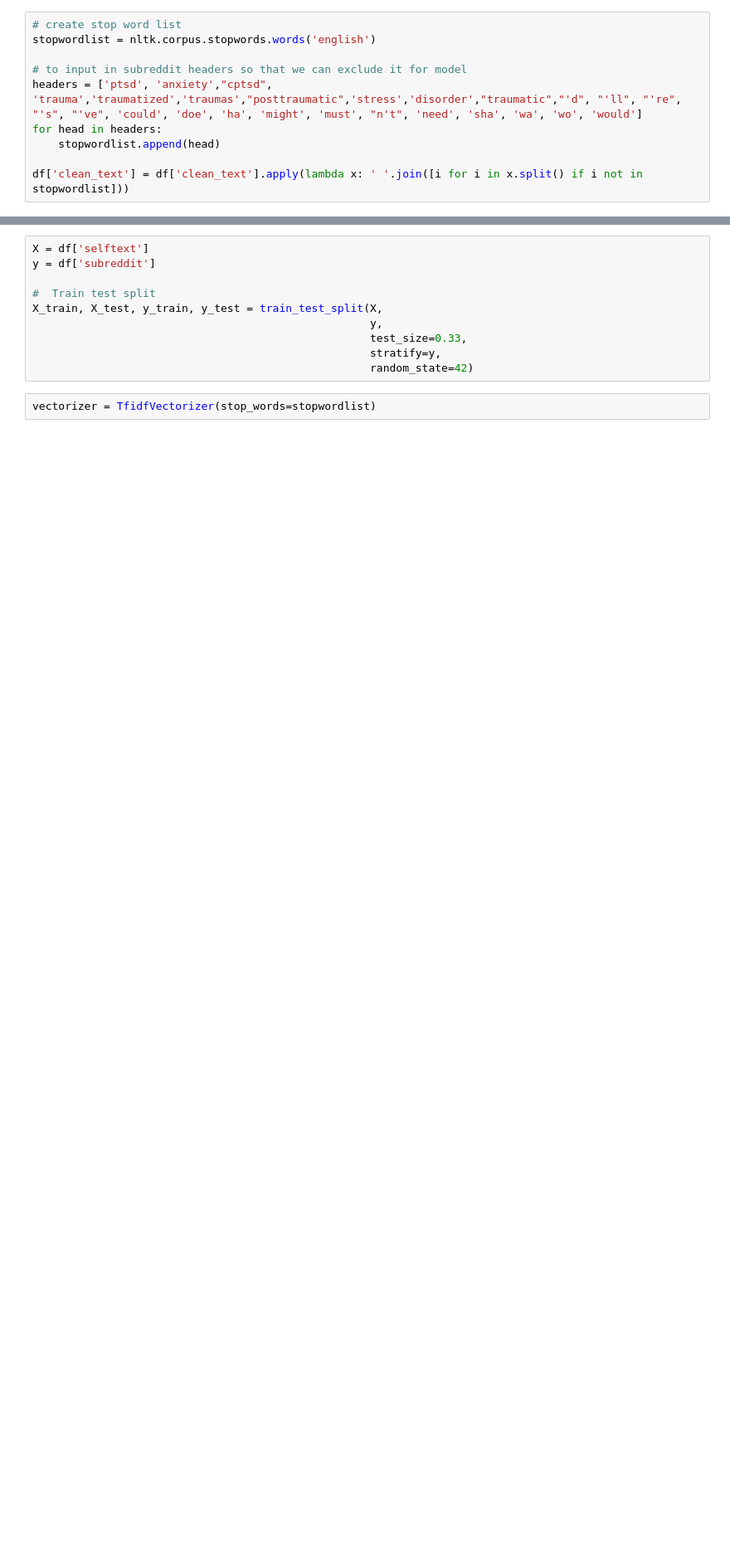
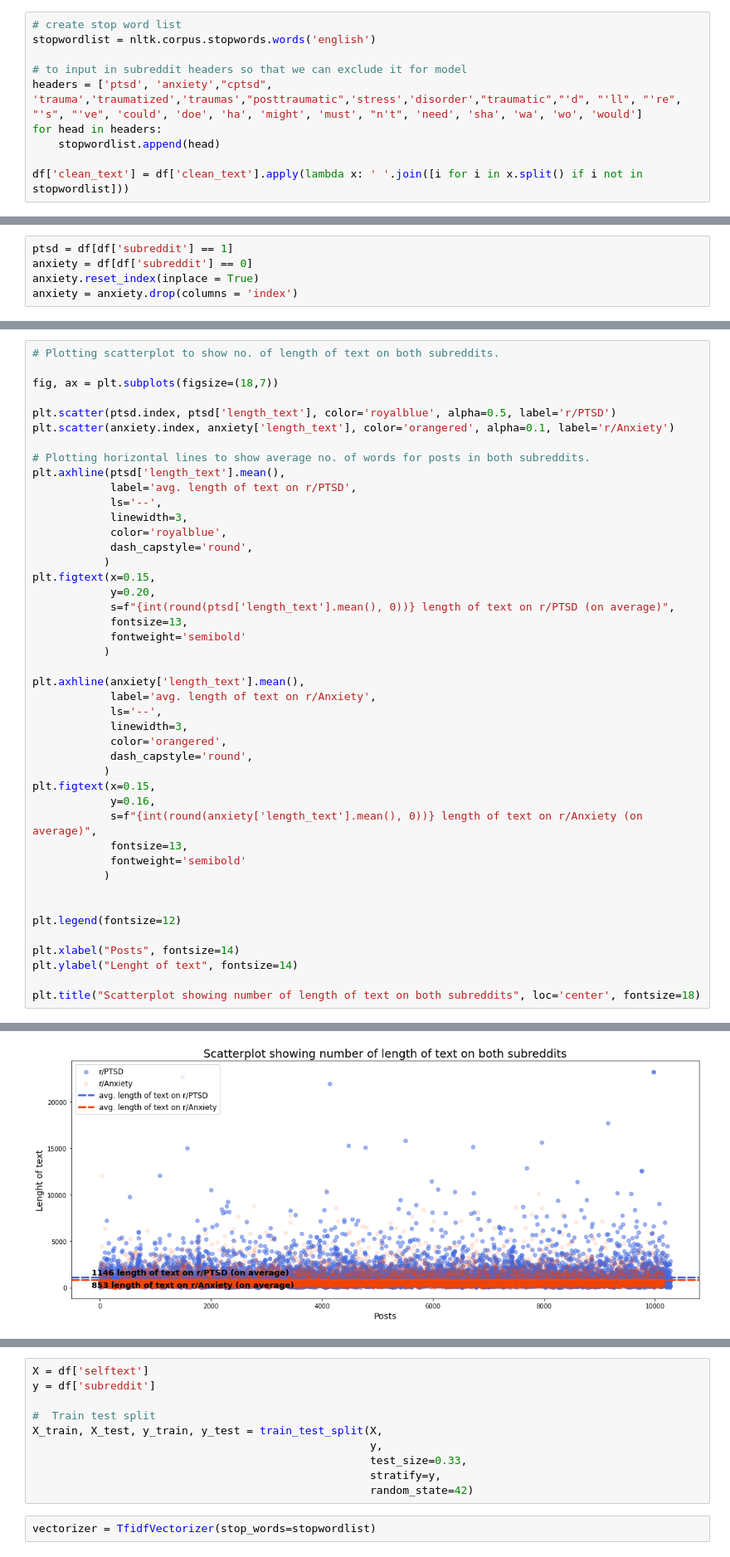
Before and after one commit to msamhz/GA-Lessons, a Jupyter notebook: project_3/MultinomialNB_Model.ipynb, the cells around one changed output, grey strips where cells are left out. Shown at 83% size. Cells and saved outputs as stored; diff of their text form; blank space fills up the shorter version.

```diff
--- a/project_3/MultinomialNB_Model.ipynb
+++ b/project_3/MultinomialNB_Model.ipynb
@@ -162,0 +186,5 @@ df['author'].unique().tolist()
+# %%
+ptsd = df[df['subreddit'] == 1]
+anxiety = df[df['subreddit'] == 0]
+anxiety.reset_index(inplace = True)
+anxiety = anxiety.drop(columns = 'index')
@@ -162,0 +269,45 @@ df['author'].unique().tolist()
+# %%
+# Plotting scatterplot to show no. of length of text on both subreddits.
+
+fig, ax = plt.subplots(figsize=(18,7))
+
+plt.scatter(ptsd.index, ptsd['length_text'], color='royalblue', alpha=0.5, label='r/PTSD')
+plt.scatter(anxiety.index, anxiety['length_text'], color='orangered', alpha=0.1, label='r/Anxiety')
+
+# Plotting horizontal lines to show average no. of words for posts in both subreddits.
+plt.axhline(ptsd['length_text'].mean(),
+            label='avg. length of text on r/PTSD',
+            ls='--',
+            linewidth=3,
+            color='royalblue',
+            dash_capstyle='round',
+           )
+plt.figtext(x=0.15,
+            y=0.20,
+            s=f"{int(round(ptsd['length_text'].mean(), 0))} length of text on r/PTSD (on average)",
+            fontsize=13,
+            fontweight='semibold'
+           )
+
+plt.axhline(anxiety['length_text'].mean(),
+            label='avg. length of text on r/Anxiety',
+            ls='--',
+            linewidth=3,
+            color='orangered',
+            dash_capstyle='round',
+           )
+plt.figtext(x=0.15,
+            y=0.16,
+            s=f"{int(round(anxiety['length_text'].mean(), 0))} length of text on r/Anxiety (on average)",
+            fontsize=13,
+            fontweight='semibold'
+           )
+
+
+plt.legend(fontsize=12)
+
+plt.xlabel("Posts", fontsize=14)
+plt.ylabel("Lenght of text", fontsize=14)
+
+plt.title("Scatterplot showing number of length of text on both subreddits", loc='center', fontsize=18)
+# %% [output]
@@ -162,0 +315 @@ df['author'].unique().tolist()
+[figure, added]
```
Also changed, not shown: parts of 50 cells of this notebook, 6 other files.
